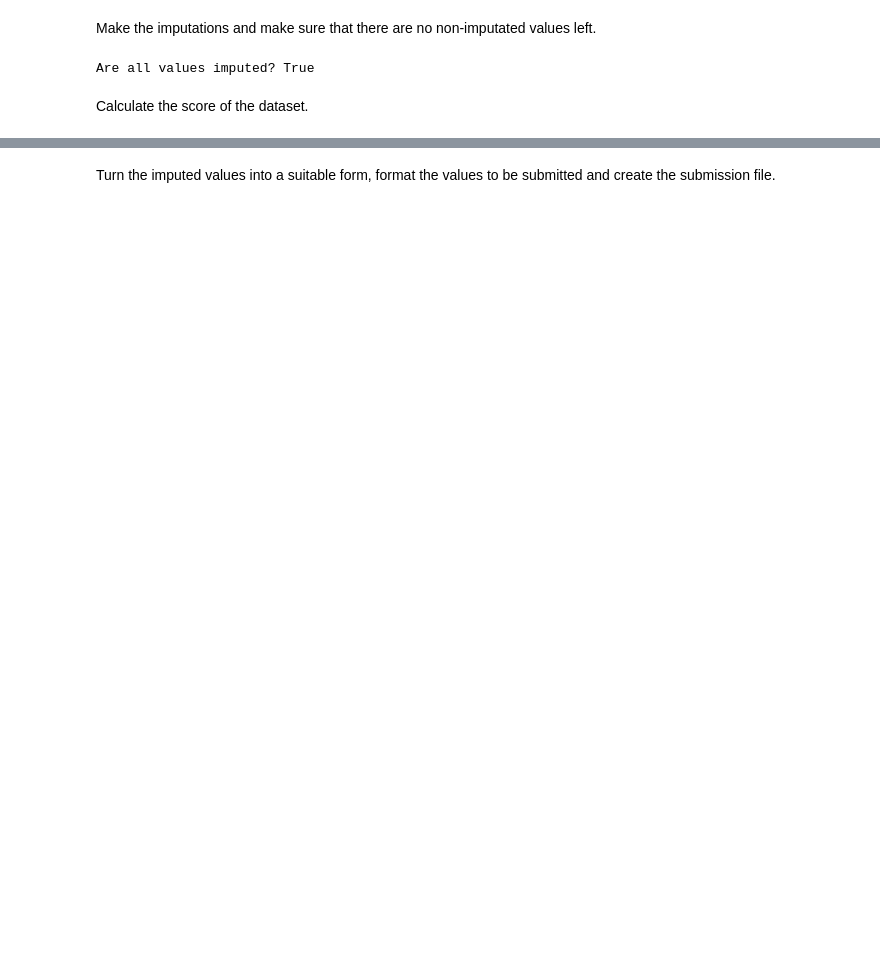
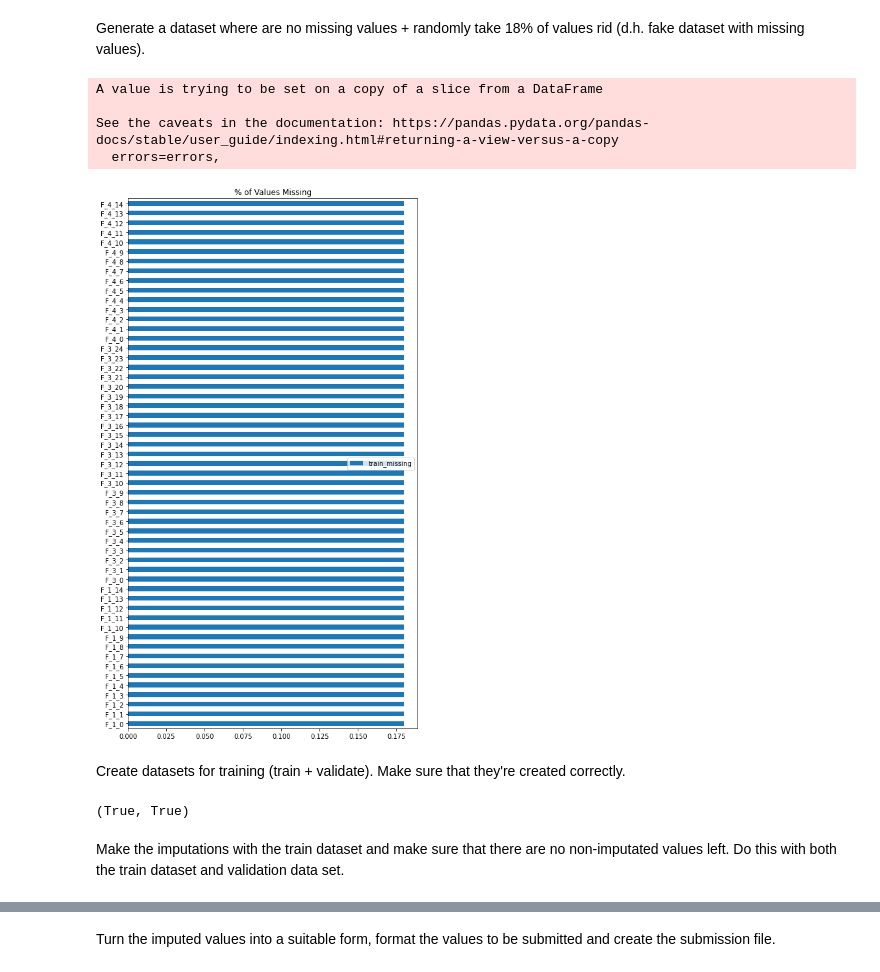
Before and after one commit to olliglorioso/kaggle-notebooks, a Jupyter notebook: tabularpgjune2022_competition.ipynb, the cells around one changed output, grey strips where cells are left out. Drawn from its saved outputs; the diff is of its cells as text; code cells hidden in the pictures; blank space fills up the shorter version.

```diff
--- a/tabularpgjune2022_competition.ipynb
+++ b/tabularpgjune2022_competition.ipynb
@@ -10,0 +30,11 @@ submission = pd.read_csv("/kaggle/input/tabular-playground-series-jun-2022/sampl
+# %%
+# This returns every column that has missing values + how many % of the column's rows is missing.
+def show_perc_values_missing(df):
+    ncounts = pd.DataFrame([df.isna().mean()]).T
+    ncounts = ncounts.rename(columns={0: "train_missing"})
+    ncounts.query("train_missing > 0").plot(
+        kind="barh", figsize=(8, 15), title="% of Values Missing"
+    )
+    plt.show()
+    return [i for i in ncounts.query("train_missing > 0").index]
+missingval_cols = show_perc_values_missing(data)
@@ -11,13 +43,39 @@ submission = pd.read_csv("/kaggle/input/tabular-playground-series-jun-2022/sampl
+# %% [markdown]
+Generate a dataset where are no missing values + randomly take 18% of values rid (d.h. fake dataset with missing values).
+# %%
+# Generate a feature to track the number of missing values in a row.
+data["n_missing"] = data[missingval_cols].isna().sum(axis=1)
+# Dataset with only rows where are no missing values.
+rows_with_no_missing = data.query("n_missing == 0")
+rows_with_no_missing.drop(['row_id', 'n_missing'], axis=1, inplace=True)
+# %% [output]
+A value is trying to be set on a copy of a slice from a DataFrame
+
+See the caveats in the documentation: https://pandas.pydata.org/pandas-docs/stable/user_guide/indexing.html#returning-a-view-versus-a-copy
+  errors=errors,
+# %%
+# Create a copy of the df that doesn't have missing values.
+fake_missing = rows_with_no_missing.copy()
+# For every column in columns that have missing values, let there be as much (18%) missing values in the corresponding columns in rows_with_no_missing.
+for col in missingval_cols:
+    vals_to_nan = rows_with_no_missing[col].sample(frac=0.18).index
+    fake_missing.loc[vals_to_nan, col] = np.NaN
+# Plot to verify that this operation was successfull.
+res = show_perc_values_missing(fake_missing)
+# %% [output]
+[figure, added]
+# %% [markdown]
+Create datasets for training (train + validate). Make sure that they're created correctly.
+# %%
+X_train, X_valid = train_test_split(fake_missing, test_size=0.3, random_state=42)
+Y_train = rows_with_no_missing.loc[X_train.index]
+Y_valid = rows_with_no_missing.loc[X_valid.index]
+X_all = fake_missing
+Y_all = rows_with_no_missing
+train_correct = X_train.shape == Y_train.shape
+valid_correct = X_valid.shape == Y_valid.shape
+train_correct, valid_correct
+# %% [output]
+(True, True)
 # %% [markdown]
-Make the imputations and make sure that there are no non-imputated values left.
+Make the imputations with the train dataset and make sure that there are no non-imputated values left. Do this with both the train dataset and validation data set.
-# %%
-imp = SimpleImputer(
-        missing_values=np.nan,
-        strategy='mean')
-imputed_data = data
-imputed_data[:] = imp.fit_transform(data)
-print("Are all values imputed? " + str(imputed_data.isnull().sum().iloc[0] == 0))
-# %% [output]
-Are all values imputed? True
-# %% [markdown]
-Calculate the score of the dataset.
```
Also changed, not shown: parts of 16 cells of this notebook.
